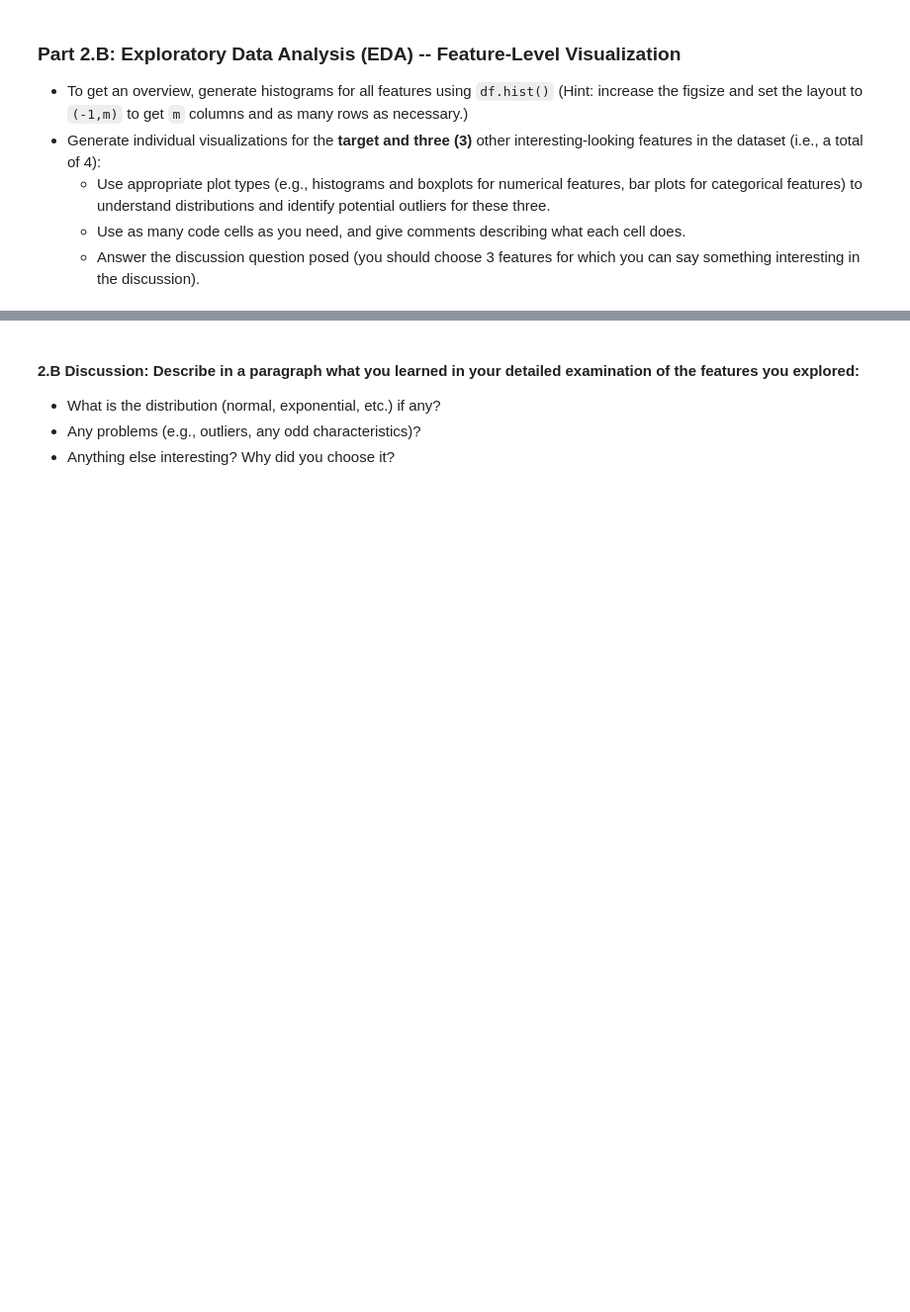
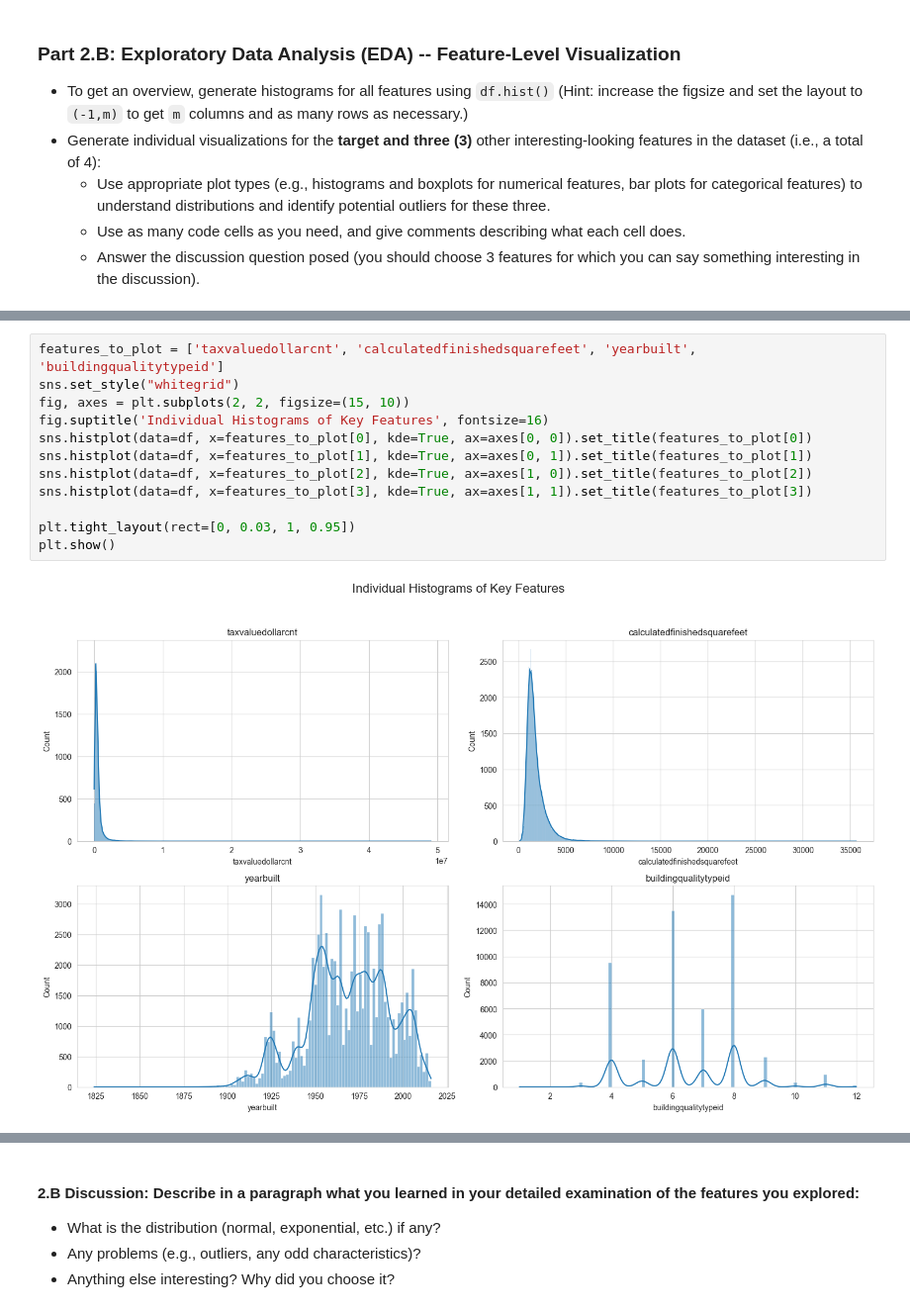
Before and after one commit to abcbbong/Module-3-Assignments, a Jupyter notebook: Milestone_01.ipynb, the cells around one changed output, grey strips where cells are left out. Shown at 99% size. Saved outputs shown, nothing was run; the diff lists cells and outputs as text; blank space fills up the shorter version.

```diff
--- a/Milestone_01.ipynb
+++ b/Milestone_01.ipynb
@@ -171,0 +492,14 @@ Hint: Just use `.head()`, `.info()`, and `.nunique()`.
+# %%
+features_to_plot = ['taxvaluedollarcnt', 'calculatedfinishedsquarefeet', 'yearbuilt', 'buildingqualitytypeid']
+sns.set_style("whitegrid")
+fig, axes = plt.subplots(2, 2, figsize=(15, 10))
+fig.suptitle('Individual Histograms of Key Features', fontsize=16)
+sns.histplot(data=df, x=features_to_plot[0], kde=True, ax=axes[0, 0]).set_title(features_to_plot[0])
+sns.histplot(data=df, x=features_to_plot[1], kde=True, ax=axes[0, 1]).set_title(features_to_plot[1])
+sns.histplot(data=df, x=features_to_plot[2], kde=True, ax=axes[1, 0]).set_title(features_to_plot[2])
+sns.histplot(data=df, x=features_to_plot[3], kde=True, ax=axes[1, 1]).set_title(features_to_plot[3])
+
+plt.tight_layout(rect=[0, 0.03, 1, 0.95])
+plt.show()
+# %% [output]
+[figure, added]
```
Also changed, not shown: parts of 47 cells of this notebook.
